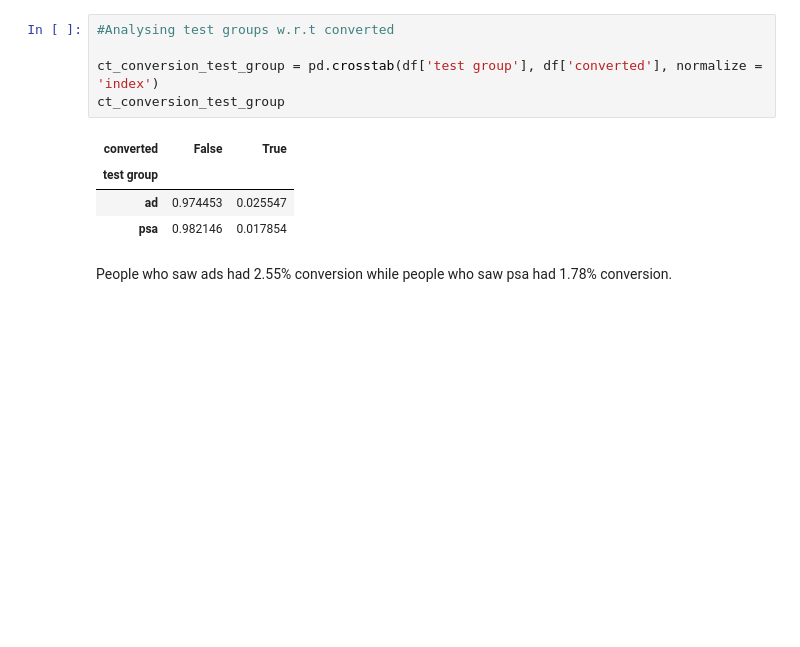
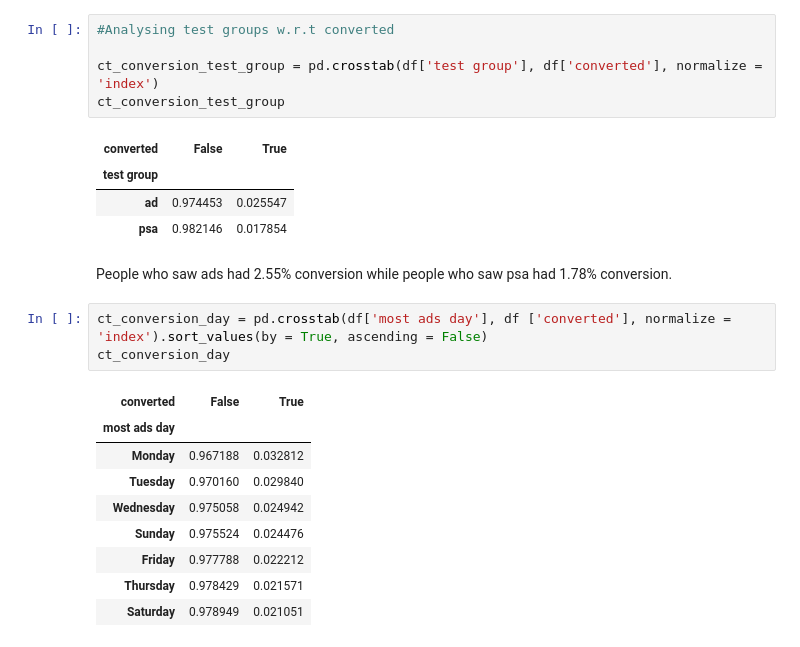
Before and after one commit to Eva088/A-B-Testing, a Jupyter notebook: Marketing.ipynb, the cells around one changed output. Cells and saved outputs as stored; diff of their text form; blank space fills up the shorter version.

```diff
--- a/Marketing.ipynb
+++ b/Marketing.ipynb
@@ -228,3 +228,16 @@ ct_conversion_test_group
 | psa | 0.982146 | 0.017854 |
 # %% [markdown]
 People who saw ads had 2.55% conversion while people who saw psa had 1.78% conversion.
+# %%
+ct_conversion_day = pd.crosstab(df['most ads day'], df ['converted'], normalize = 'index').sort_values(by = True, ascending = False)
+ct_conversion_day
+# %% [output]
+| converted | False | True |
+| most ads day |  |  |
+| Monday | 0.967188 | 0.032812 |
+| Tuesday | 0.970160 | 0.029840 |
+| Wednesday | 0.975058 | 0.024942 |
+| Sunday | 0.975524 | 0.024476 |
+| Friday | 0.977788 | 0.022212 |
+| Thursday | 0.978429 | 0.021571 |
+| Saturday | 0.978949 | 0.021051 |
```
Also changed, not shown: parts of 3 cells of this notebook.
